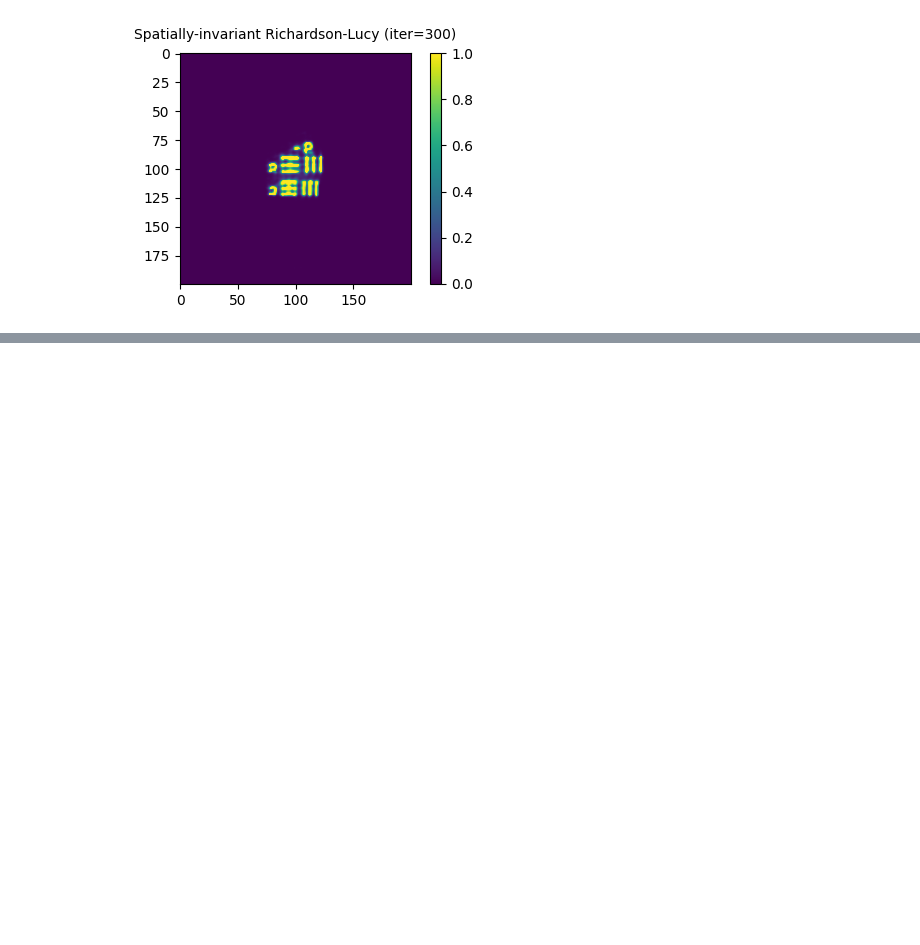
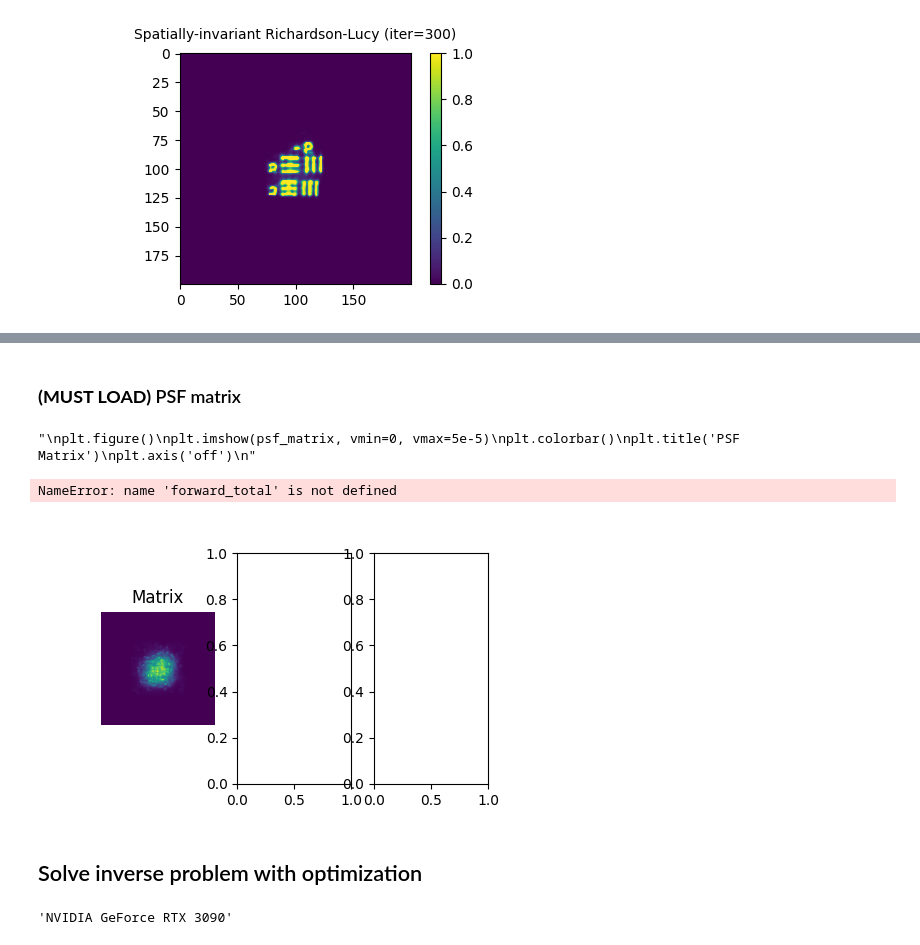
Before and after one commit to mingxuancai/3dri_ab, a Jupyter notebook: 3dri_ab.ipynb, the cells around one changed output, grey strips where cells are left out. Saved outputs shown, nothing was run; the diff lists cells and outputs as text; code cells hidden in the pictures; blank space fills up the shorter version.

```diff
--- a/3dri_ab.ipynb
+++ b/3dri_ab.ipynb
@@ -310,0 +323,2 @@ fy_varying = np.linspace
+# %%
+predict_psf_meas = np.load('Result/predict_psf_usaf_100x100.npy')
@@ -310,0 +355,7 @@ fy_varying = np.linspace
+# %%
+usaf_vec = usaf.reshape((-1,))
+# %% [markdown]
+### **(MUST LOAD)** PSF matrix
+# %%
+# compute PSF matrix
+psf_matrix, psf_matrix_truncate, row_return = utils.PSF_matrix(predict_psf_meas, ymin=50, ymax=150, xmin=50, xmax=150, shape=(200,200))
@@ -310,0 +364,31 @@ fy_varying = np.linspace
+# %%
+"""
+plt.figure()
+plt.imshow(psf_matrix, vmin=0, vmax=5e-5)
+plt.colorbar()
+plt.title('PSF Matrix')
+plt.axis('off')
+"""
+# %% [output]
+"\nplt.figure()\nplt.imshow(psf_matrix, vmin=0, vmax=5e-5)\nplt.colorbar()\nplt.title('PSF Matrix')\nplt.axis('off')\n"
+# %%
+meas = np.matmul(psf_matrix, usaf_vec).reshape((200,200))
+# %%
+f, axes = plt.subplots(1, 3, figsize=(5,3))
+
+axes[0].imshow(meas)
+axes[0].axis('off')
+axes[0].set_title('Matrix')
+axes[1].imshow(forward_total)
+axes[1].axis('off')
+axes[1].set_title('Add')
+axes[2].imshow(torch.from_numpy(meas)-forward_total)
+axes[2].axis('off')
+axes[2].set_title('Diff')
+
+f.tight_layout()
+# %% [output]
+NameError: name 'forward_total' is not defined
+[figure, added]
+# %% [markdown]
+## Solve inverse problem with optimization
@@ -310,0 +401,4 @@ fy_varying = np.linspace
+# %%
+torch.cuda.get_device_name()
+# %% [output]
+'NVIDIA GeForce RTX 3090'
```
Also changed, not shown: parts of 86 cells of this notebook, 9 other files.
